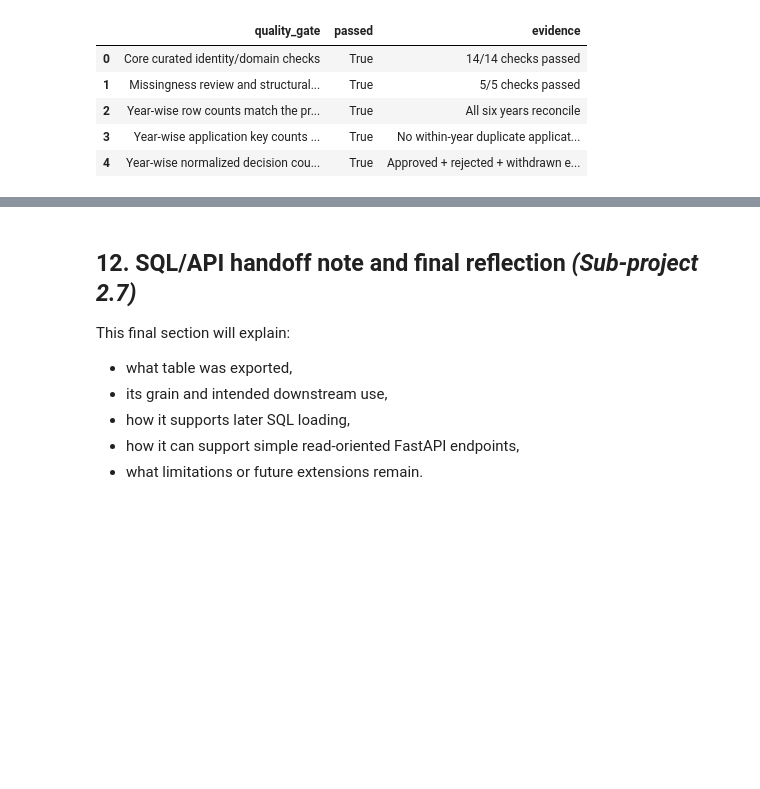
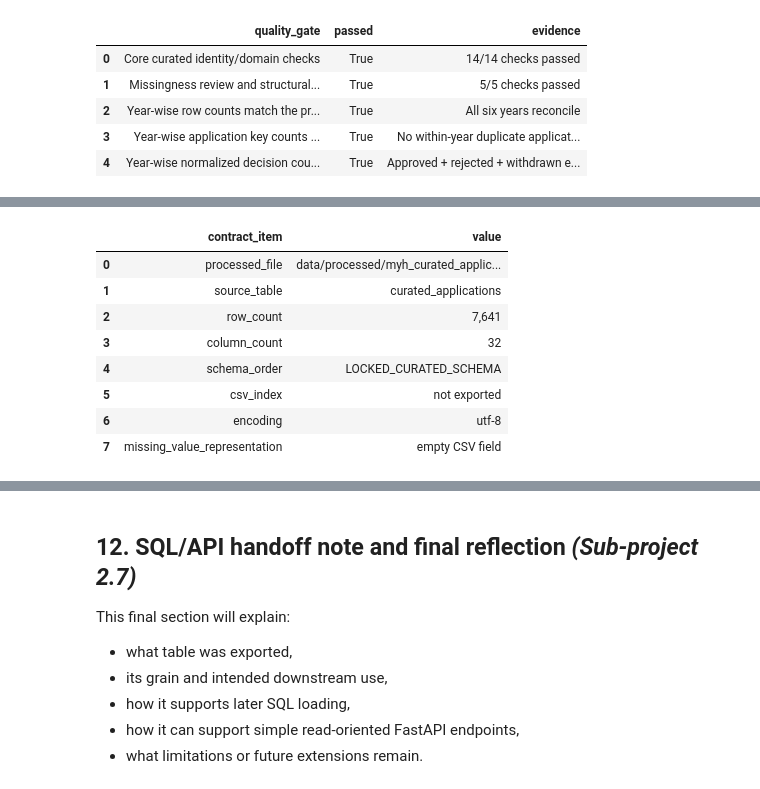
Before and after one commit to GhaneJ/Data_Pipelines, a Jupyter notebook: part_2/main.ipynb, the cells around one changed output, grey strips where cells are left out. Saved outputs shown, nothing was run; the diff lists cells and outputs as text; code cells hidden in the pictures; blank space fills up the shorter version.

Commit message:
feature(part-2): export validated curated applications as CSV and Parquet

```diff
--- a/part_2/main.ipynb
+++ b/part_2/main.ipynb
@@ -2273,0 +2289,82 @@ At this validation-only stage, the exact export contract is intentionally left t
+# %%
+CURATED_CSV_FILE_NAME = "myh_curated_applications_2020_2025.csv"
+CURATED_PARQUET_FILE_NAME = "myh_curated_applications_2020_2025.parquet"
+CURATED_CSV_PATH = PROCESSED_DATA_DIR / CURATED_CSV_FILE_NAME
+CURATED_PARQUET_PATH = PROCESSED_DATA_DIR / CURATED_PARQUET_FILE_NAME
+CSV_EXPORT_ENCODING = "utf-8"
+CSV_EXPORT_NULL_REPRESENTATION = ""
+PARQUET_EXPORT_ENGINE = "pyarrow"
+PARQUET_EXPORT_COMPRESSION = "snappy"
+
+assert validated_curated_dataset_ready_ok, (
+    "The final processed exports must only be written after the curated dataset passes the full 2.6 quality gate."
+)
+
+try:
+    import pyarrow  # noqa: F401
+except ImportError as exc:
+    raise ImportError(
+        "Sub-project 2.6 now writes a Parquet companion export with engine='pyarrow'. "
+        "Install PyArrow with `pip install pyarrow` and rerun the notebook."
+    ) from exc
+
+curated_applications.to_csv(
+    CURATED_CSV_PATH,
+    index=False,
+    encoding=CSV_EXPORT_ENCODING,
+    na_rep=CSV_EXPORT_NULL_REPRESENTATION,
+)
+
+curated_applications.to_parquet(
+    CURATED_PARQUET_PATH,
+    index=False,
+    engine=PARQUET_EXPORT_ENGINE,
+    compression=PARQUET_EXPORT_COMPRESSION,
+)
+
+csv_export_contract_summary = pd.DataFrame(
+    [
+        {"contract_item": "processed_file", "value": str(CURATED_CSV_PATH.relative_to(PART_2_DIR))},
+        {"contract_item": "source_table", "value": "curated_applications"},
+        {"contract_item": "row_count", "value": f"{len(curated_applications):,}"},
+        {"contract_item": "column_count", "value": str(len(LOCKED_CURATED_SCHEMA))},
+        {"contract_item": "schema_order", "value": "LOCKED_CURATED_SCHEMA"},
+        {"contract_item": "csv_index", "value": "not exported"},
+        {"contract_item": "encoding", "value": CSV_EXPORT_ENCODING},
+        {"contract_item": "missing_value_representation", "value": "empty CSV field"},
+    ]
+)
+
+parquet_export_contract_summary = pd.DataFrame(
+    [
+        {"contract_item": "processed_file", "value": str(CURATED_PARQUET_PATH.relative_to(PART_2_DIR))},
+        {"contract_item": "source_table", "value": "curated_applications"},
+        {"contract_item": "row_count", "value": f"{len(curated_applications):,}"},
+        {"contract_item": "column_count", "value": str(len(LOCKED_CURATED_SCHEMA))},
+        {"contract_item": "schema_order", "value": "LOCKED_CURATED_SCHEMA"},
+        {"contract_item": "parquet_index", "value": "not exported"},
+        {"contract_item": "engine", "value": PARQUET_EXPORT_ENGINE},
+        {"contract_item": "compression", "value": PARQUET_EXPORT_COMPRESSION},
+    ]
+)
+
+display(csv_export_contract_summary)
+display(parquet_export_contract_summary)
+print(
+    "Validated curated CSV written to: "
+    f"{CURATED_CSV_PATH.relative_to(PART_2_DIR)}"
+)
+print(
+    "Validated curated Parquet written to: "
+    f"{CURATED_PARQUET_PATH.relative_to(PART_2_DIR)}"
+)
+# %% [output]
+|  | contract_item | value |
+| 0 | processed_file | data/processed/myh_curated_applic... |
+| 1 | source_table | curated_applications |
+| 2 | row_count | 7,641 |
+| 3 | column_count | 32 |
+| 4 | schema_order | LOCKED_CURATED_SCHEMA |
+| 5 | csv_index | not exported |
+| 6 | encoding | utf-8 |
+| 7 | missing_value_representation | empty CSV field |
```
Also changed, not shown: parts of 6 cells of this notebook, 3 other files.
